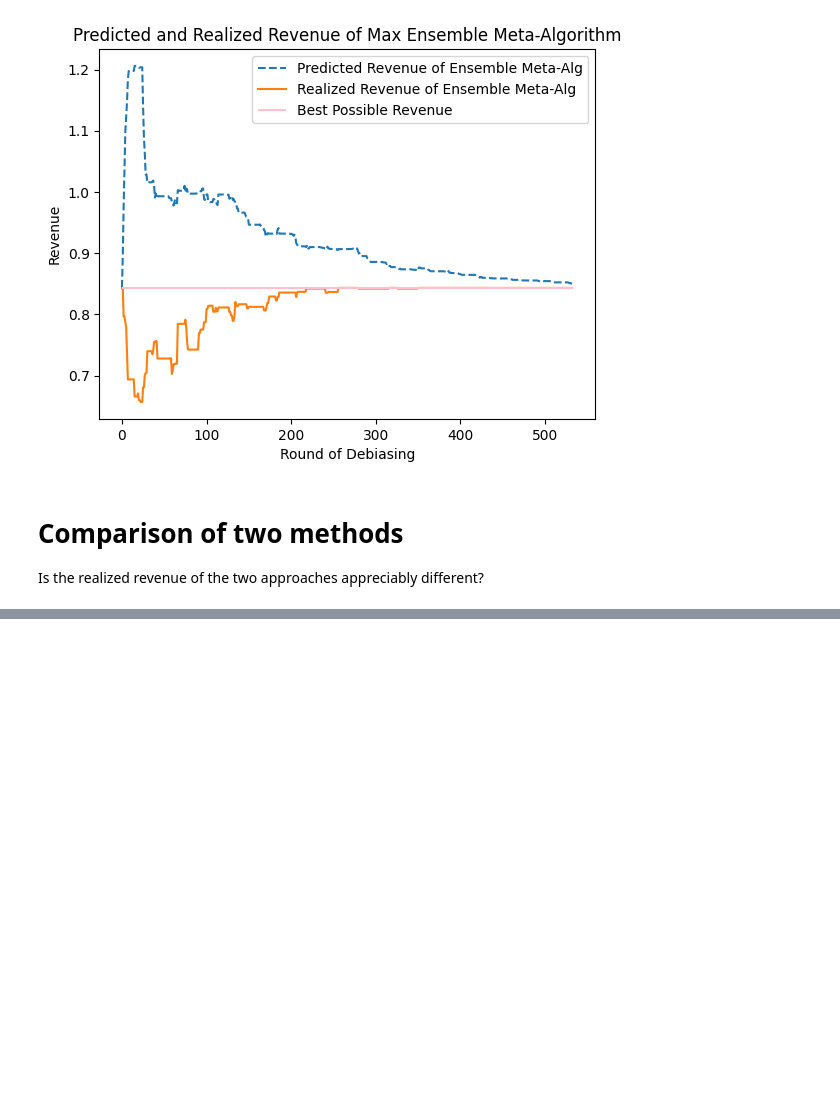
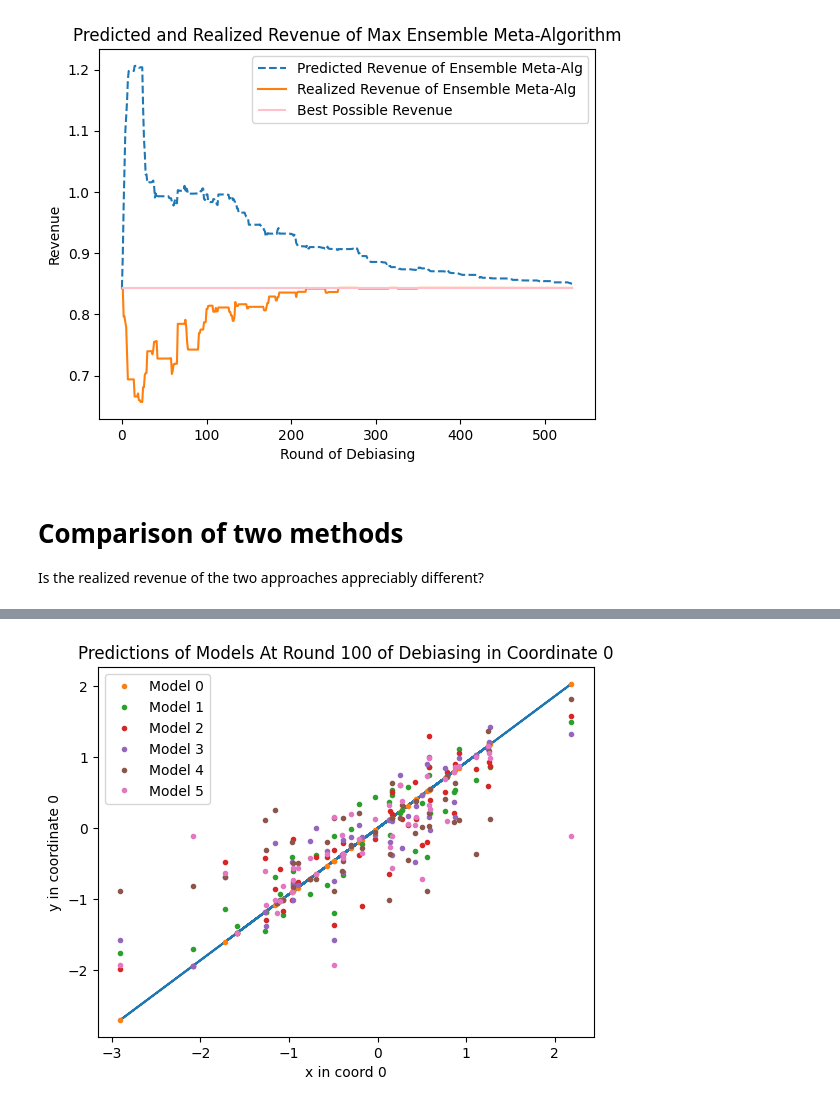
Before and after one commit to globusharris/ensembling-constrained-optimization, a Jupyter notebook: synthetic-experiments.ipynb, the cells around one changed output, grey strips where cells are left out. Cells and saved outputs as stored; diff of their text form; code cells hidden in the pictures; blank space fills up the shorter version.

```diff
--- a/experiments.ipynb
+++ b/synthetic-experiments.ipynb
@@ -393,0 +395,13 @@ plt.savefig("Model-comparison.png")
+# %%
+t = 100
+coord = 0
+plt.plot(xs[:,coord], ys[:,coord])
+for model_index in range(maxModel.n_models):
+    plt.plot(xs[:,coord], maxModel.predictions_by_round[t][model_index][:,coord], '.', label=f"Model {model_index}")
+plt.legend()
+plt.xlabel(f"x in coord {coord}")
+plt.ylabel(f"y in coordinate {coord}")
+plt.title(f"Predictions of Models At Round {t} of Debiasing in Coordinate {coord}");
+plt.savefig("preds-at-round-100.png")
+# %% [output]
+[figure, added]
```
Also changed, not shown: parts of 2 cells of this notebook.
